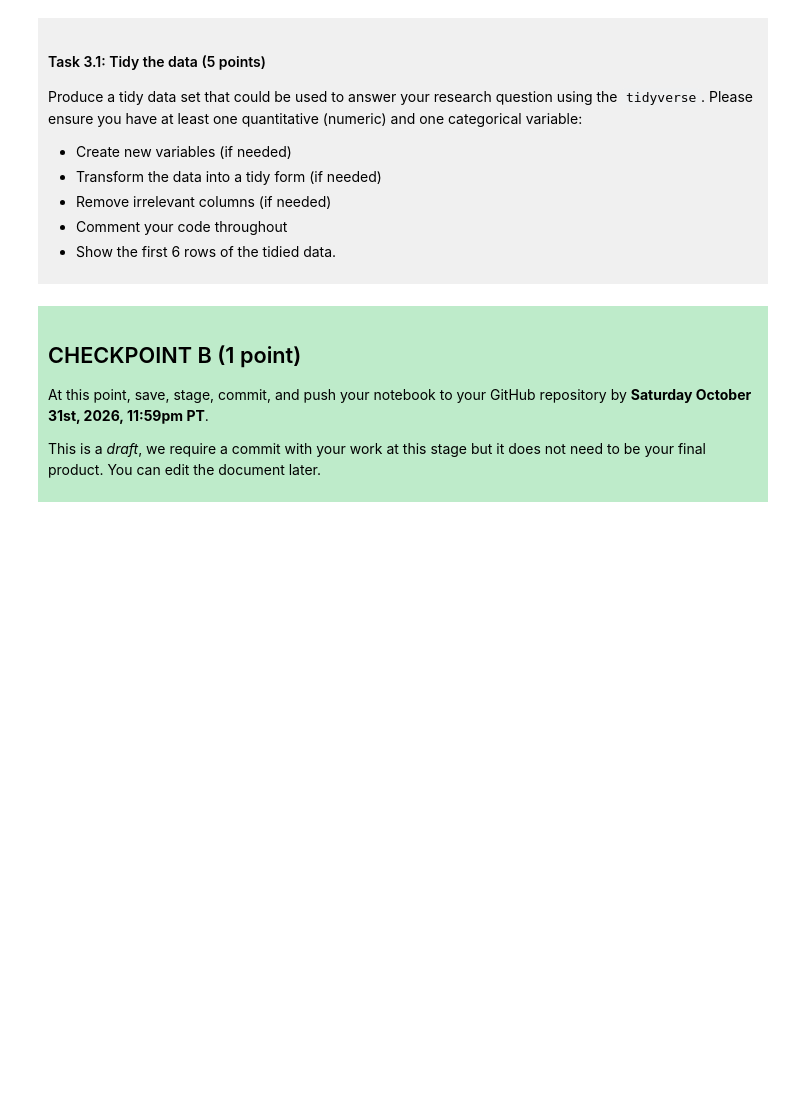
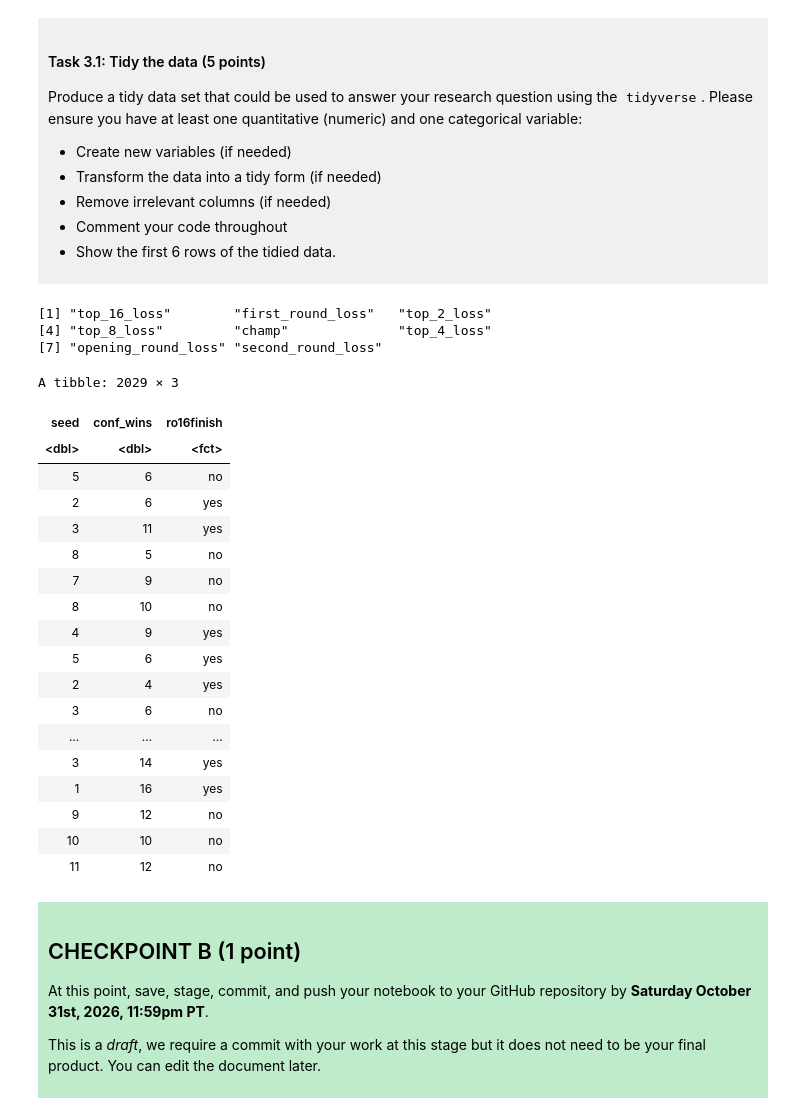
Before and after one commit to maxwellchen16-dotcom/dsci-100-project-maxwell-chen, a Jupyter notebook: dsci-100-project-notebook.ipynb, the cells around one changed output. Cells and saved outputs as stored; diff of their text form; code cells hidden in the pictures; blank space fills up the shorter version.

```diff
--- a/dsci-100-project-notebook.ipynb
+++ b/dsci-100-project-notebook.ipynb
@@ -189,7 +219,41 @@ Produce a tidy data set that could be used to answer your research question usin
 
 </div>
 # %%
-### EDIT THIS CODE CELL ###
+unique(dataset$tourney_finish)
+# %% [output]
+[1] "top_16_loss"        "first_round_loss"   "top_2_loss"
+[4] "top_8_loss"         "champ"              "top_4_loss"
+[7] "opening_round_loss" "second_round_loss"
+# %%
+categorical <- dataset |>
+    filter(seed != 0) |> #not sure what 0 seed is NA value? should be highest 1st seed
+    drop_na(seed, conf_wins, tourney_finish) |>
+    mutate(ro16finish = ifelse(tourney_finish %in% c("champ","top_2_loss","top_4_loss","top_8_loss","top_16_loss"),"yes","no"),
+           ro16finish = as_factor(ro16finish)
+           )
+
+categorical |>
+           select(seed, conf_wins, ro16finish)
+# %% [output]
+A tibble: 2029 × 3
+| seed | conf_wins | ro16finish |
+| <dbl> | <dbl> | <fct> |
+| 5 | 6 | no |
+| 2 | 6 | yes |
+| 3 | 11 | yes |
+| 8 | 5 | no |
+| 7 | 9 | no |
+| 8 | 10 | no |
+| 4 | 9 | yes |
+| 5 | 6 | yes |
+| 2 | 4 | yes |
+| 3 | 6 | no |
+| ... | ... | ... |
+| 3 | 14 | yes |
+| 1 | 16 | yes |
+| 9 | 12 | no |
+| 10 | 10 | no |
+| 11 | 12 | no |
 # %% [markdown]
 <div style="background-color: #beebca; padding: 10px;">
 
```
Also changed, not shown: parts of 5 cells of this notebook.
